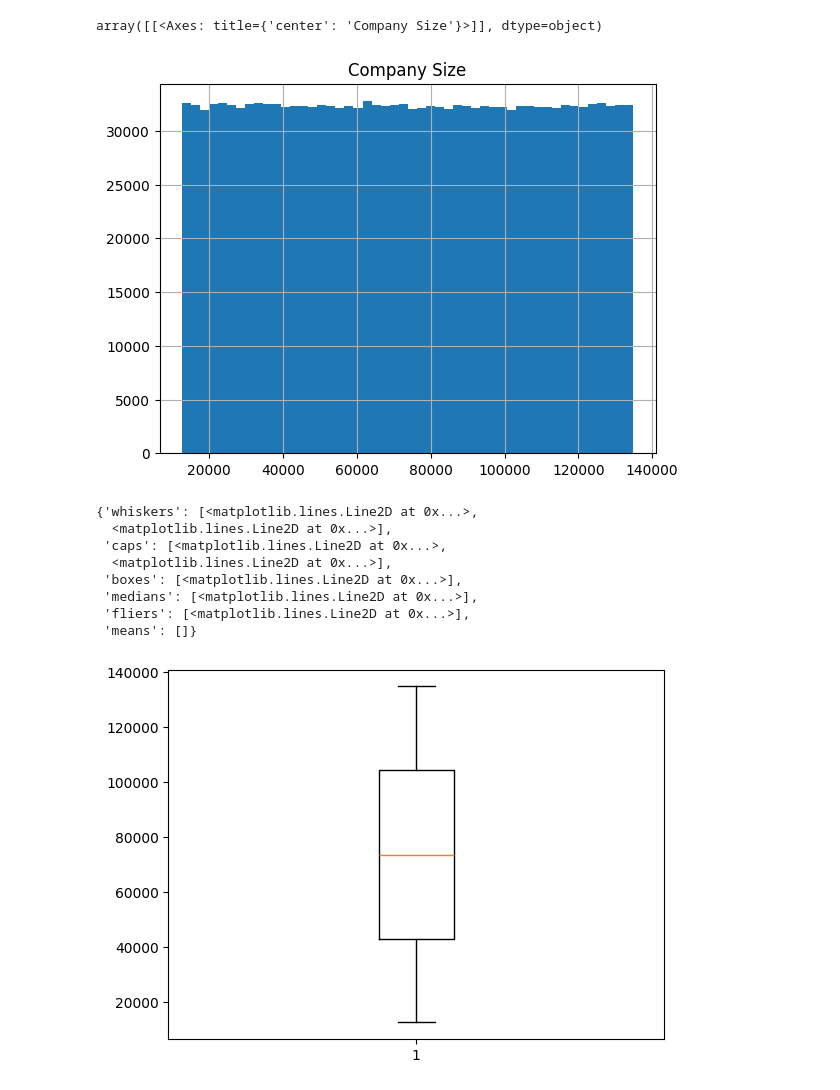
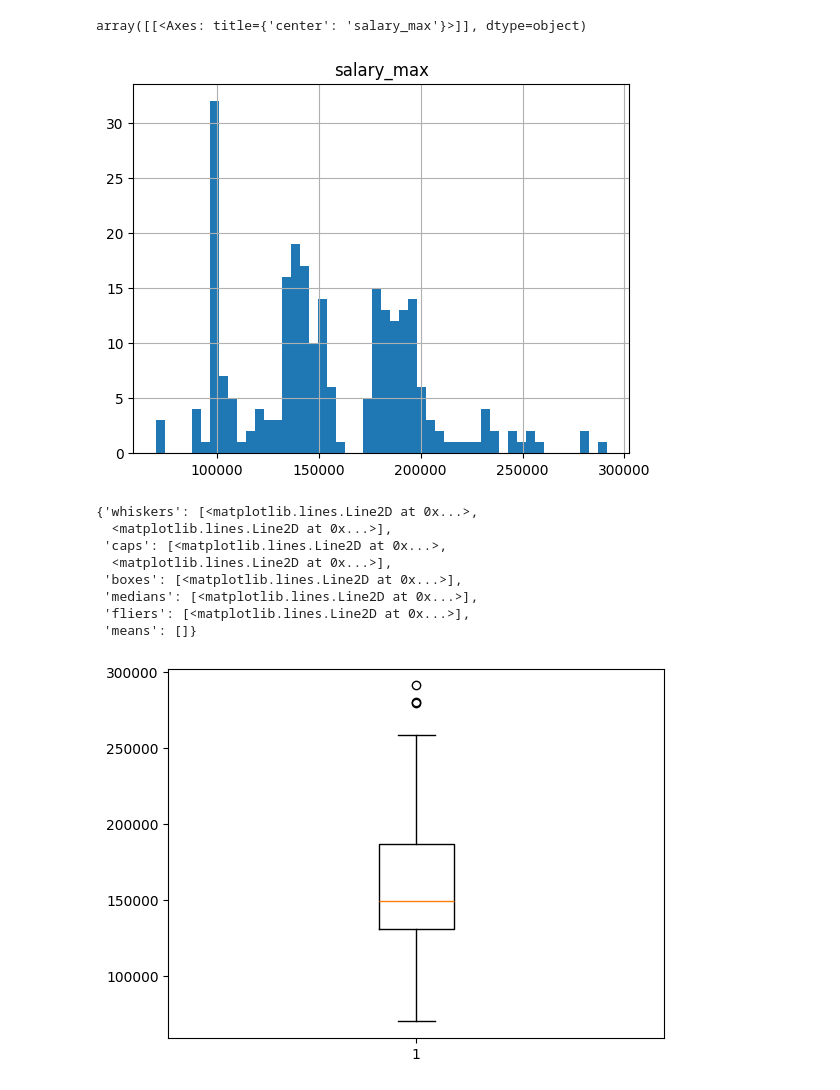
Before and after one commit to CLerdmy/job-market-ml-service, a Jupyter notebook: notebooks/01_eda.ipynb, the cells around one changed output. Cells and saved outputs as stored; diff of their text form; code cells hidden in the pictures.

```diff
--- a/notebooks/01_eda.ipynb
+++ b/notebooks/01_eda.ipynb
@@ -5,7 +5,7 @@ import matplotlib.pyplot as plt
 from pathlib import Path
 
 project_root = Path.cwd().parent
-data_csv_path = project_root / "data" / "raw" / "job_descriptions.csv"
+data_csv_path = project_root / "data" / "raw" / "job_market.csv"
 # %%
 df = pl.read_csv(str(data_csv_path))
 # %%
@@ -121,10 +101,10 @@ Company Profile: common: (0.3%), rare: (0.1%)
 # %%
-df.select("Company Size").to_pandas().hist(bins=50)
+df.select("salary_max").to_pandas().hist(bins=50)
 # %% [output]
-array([[<Axes: title={'center': 'Company Size'}>]], dtype=object)
+array([[<Axes: title={'center': 'salary_max'}>]], dtype=object)
-[figure, old version]
+[figure, new version]
 # %%
-plt.boxplot(df["Company Size"].to_pandas(), vert=True)
+plt.boxplot(df["salary_max"].to_pandas(), vert=True)
 # %% [output]
 {'whiskers': [<matplotlib.lines.Line2D at 0x...>,
   <matplotlib.lines.Line2D at 0x...>],
@@ -134,4 +114,4 @@ plt.boxplot(df["Company Size"].to_pandas(), vert=True)
  'medians': [<matplotlib.lines.Line2D at 0x...>],
  'fliers': [<matplotlib.lines.Line2D at 0x...>],
  'means': []}
-[figure, old version]
+[figure, new version]
```
Also changed, not shown: parts of 28 cells of this notebook.
